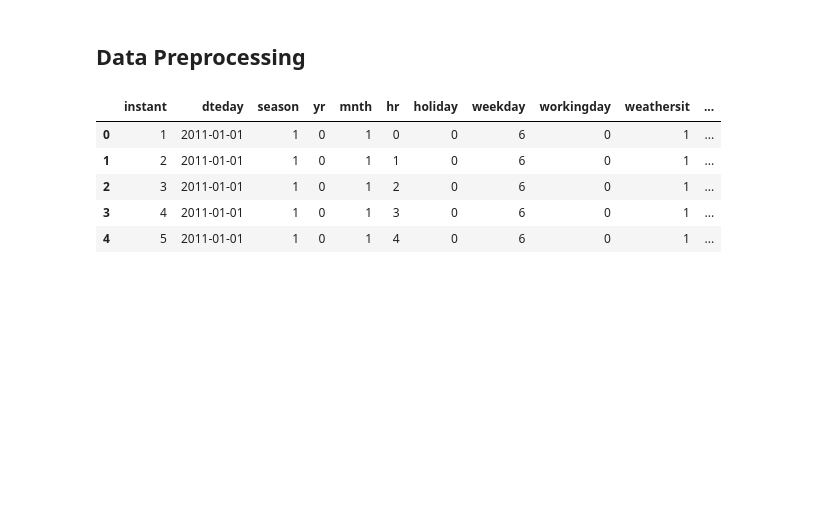
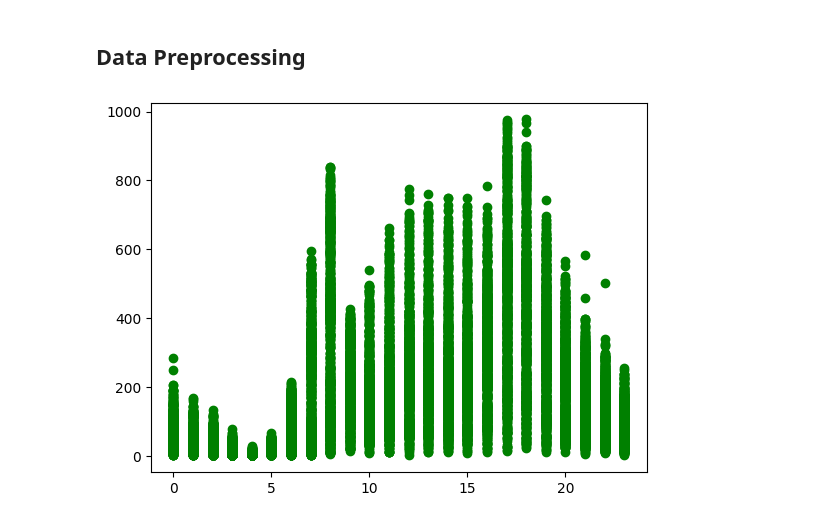
Before and after one commit to KyCooL-pixel/TTTC2453_ML_G4, a Jupyter notebook: TC2453_W2_G4.ipynb, the cells around one changed output. Cells and saved outputs as stored; diff of their text form; code cells hidden in the pictures; blank space fills up the shorter version.

Commit message:
try: added few functions for processing

```diff
--- a/TC2453_W2_G4.ipynb
+++ b/TC2453_W2_G4.ipynb
@@ -38,15 +41,19 @@ Saving hour.csv to hour (1).csv
 | 4 | 5 | 2011-01-01 | 1 | 0 | 1 | 4 | 0 | 6 | 0 | 1 | ... |
 # %% [markdown]
 ## Data Preprocessing
-# %%
-# columns chosen to predict y
-df = pd.read_csv('hour.csv')
-df.head()
-#cols = ['weathersit', 'season', 'hr']
-# %% [output]
-|  | instant | dteday | season | yr | mnth | hr | holiday | weekday | workingday | weathersit | ... |
-| 0 | 1 | 2011-01-01 | 1 | 0 | 1 | 0 | 0 | 6 | 0 | 1 | ... |
-| 1 | 2 | 2011-01-01 | 1 | 0 | 1 | 1 | 0 | 6 | 0 | 1 | ... |
-| 2 | 3 | 2011-01-01 | 1 | 0 | 1 | 2 | 0 | 6 | 0 | 1 | ... |
-| 3 | 4 | 2011-01-01 | 1 | 0 | 1 | 3 | 0 | 6 | 0 | 1 | ... |
-| 4 | 5 | 2011-01-01 | 1 | 0 | 1 | 4 | 0 | 6 | 0 | 1 | ... |
+# %%
+# This is a function to plot
+def plotScatter(x,y):
+  plt.scatter(x,y,color="green")
+  plt.show()
+
+# Count of Bike Rentals
+y = data.take([-1],axis=1)
+plotScatter(data['hr'],y)
+
+
+# We will define a function to take a single independent feature as input and
+# output the results
+#cols = ['weathersit', 'season', 'hr']
+# %% [output]
+[figure, added]
```
Also changed, not shown: parts of 3 cells of this notebook.
